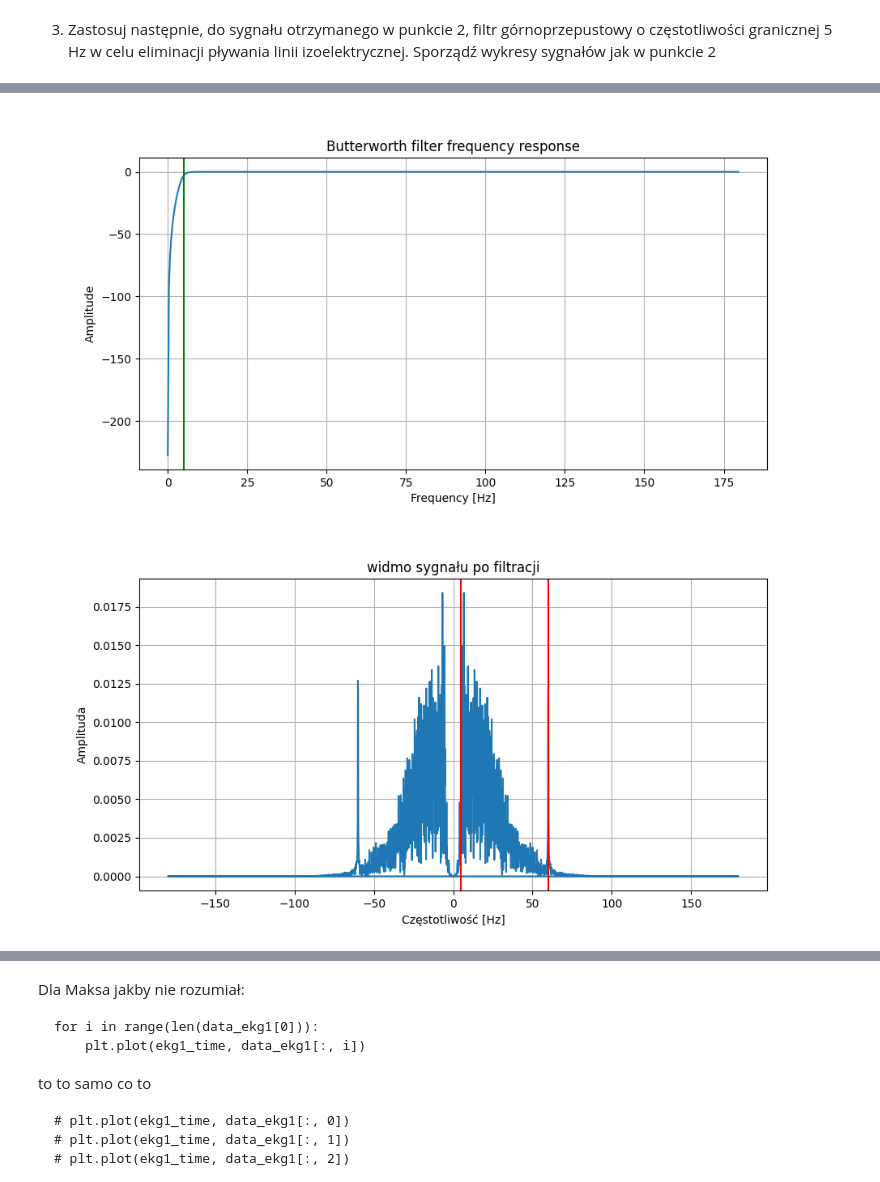
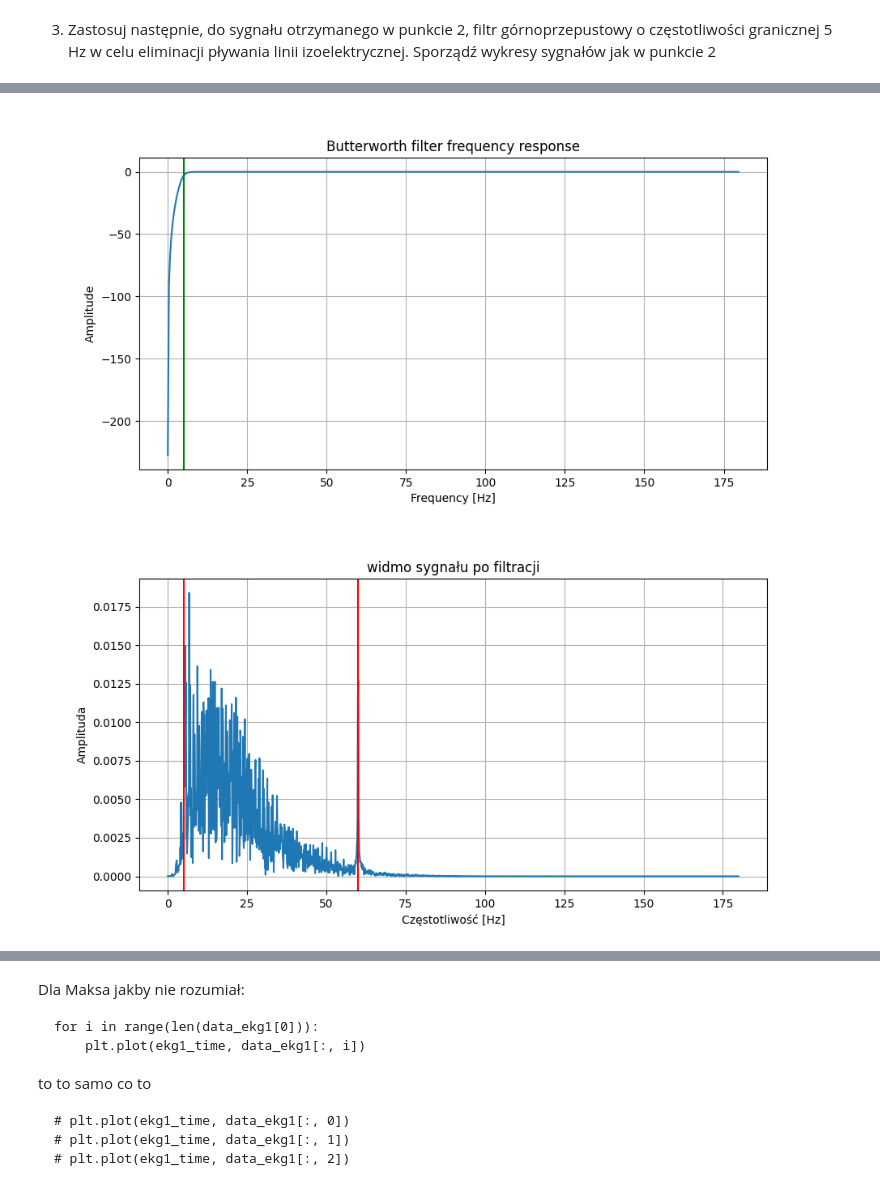
Before and after one commit to LUKIS123/CPSiO-PWR, a Jupyter notebook: Lab1/Lab1.ipynb, the cells around one changed output, grey strips where cells are left out. Cells and saved outputs as stored; diff of their text form; code cells hidden in the pictures.

```diff
--- a/Lab1/Lab1.ipynb
+++ b/Lab1/Lab1.ipynb
@@ -557,8 +556,8 @@ plt.axvline(5, color='green')  # cutoff frequency
 plt.show()
 
 # widmo po filtracji
-dft_result = np.abs(np.fft.fft(filtered_data_2)) / length_2
-freq = np.fft.fftfreq(length_2, 1/sampling_rate)
+dft_result = np.abs(np.fft.rfft(filtered_data_2)) / length_2
+freq = np.fft.rfftfreq(length_2, 1/sampling_rate)
 
 plt.figure(figsize=(10, 5))
 plt.plot(freq, dft_result)
@@ -567,34 +566,34 @@ plt.xlabel('Częstotliwość [Hz]')
 plt.ylabel('Amplituda')
 plt.grid(True)
 plt.axvline(5, color='red')
 plt.axvline(60, color='red')
 plt.show()
 
 # roznica przed i po filtracji
 roznica_2 = filtered_data - filtered_data_2
 plt.figure(figsize=(10, 5))
 plt.plot(data_ekg_noise[:, 0], roznica_2)
 plt.title('roznica przed i po filtracji')
 plt.xlabel('Czas[s]')
 plt.ylabel('Wartość')
 plt.grid(True)
 plt.show()
 
 # widmo roznicy przed i po filtracji
-dft_roznica_2 = np.abs(np.fft.fft(roznica_2)) / length_2
-freq = np.fft.fftfreq(length_2, 1/sampling_rate)
+dft_roznica_2 = np.abs(np.fft.rfft(roznica_2)) / length_2
+freq = np.fft.rfftfreq(length_2, 1/sampling_rate)
 
 plt.figure(figsize=(10, 5))
 plt.plot(freq, dft_roznica_2)
 plt.title('widmo roznicy')
 plt.xlabel('Częstotliwość [Hz]')
 plt.ylabel('Amplituda')
 plt.grid(True)
 plt.axvline(5, color='red')
 plt.axvline(60, color='red')
 plt.show()
 # %% [output]
 [figure]
 [figure]
-[figure, old version]
+[figure, new version]
 [figure]
```
Also changed, not shown: parts of 4 cells of this notebook.
